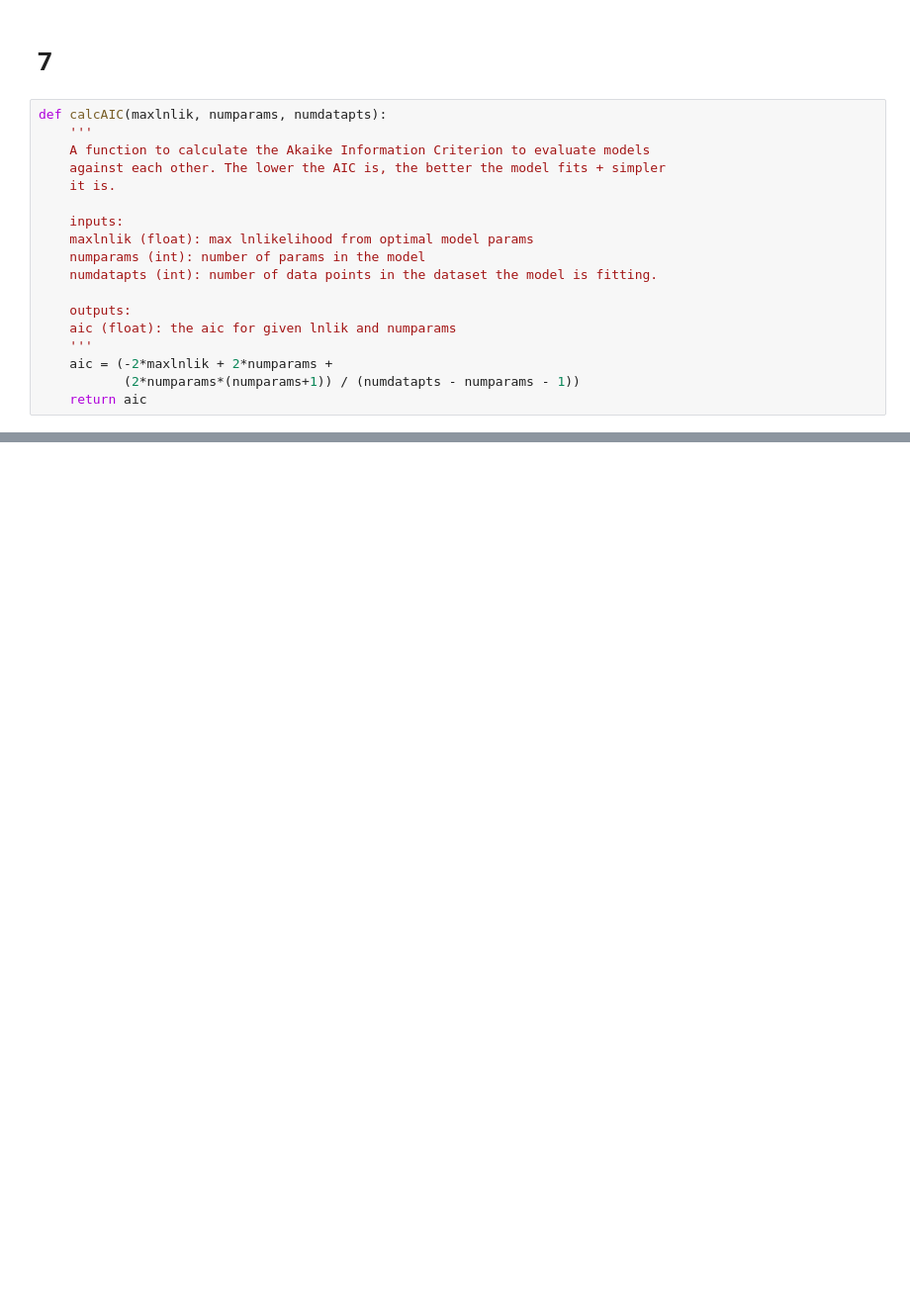
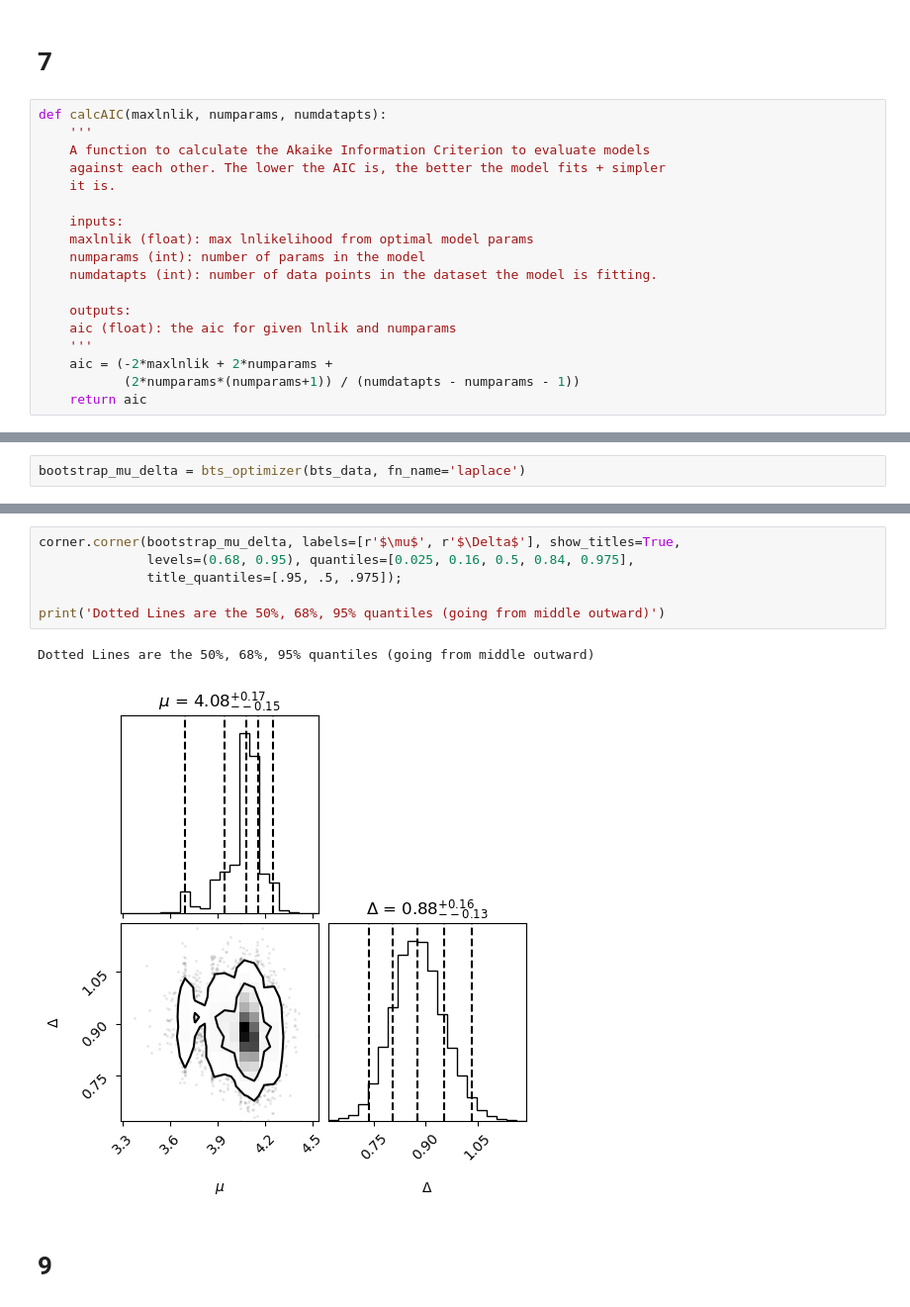
Before and after one commit to VanderbiltAstronomy/astr_8070_s24, a Jupyter notebook: coursework/student_folders/levi_schult/hws/vu_astr8070_s24_hw3.ipynb, the cells around one changed output, grey strips where cells are left out. Shown at 99% size. Drawn from its saved outputs; the diff is of its cells as text; blank space fills up the shorter version.

```diff
--- a/coursework/student_folders/levi_schult/hws/vu_astr8070_s24_hw3.ipynb
+++ b/coursework/student_folders/levi_schult/hws/vu_astr8070_s24_hw3.ipynb
@@ -363,0 +423,2 @@ aic_hetgauss = calcAIC(something, bestfitmodel.shape[0], data.shape[0])
+# %%
+bootstrap_mu_delta = bts_optimizer(bts_data, fn_name='laplace')
@@ -363,0 +443,11 @@ aic_hetgauss = calcAIC(something, bestfitmodel.shape[0], data.shape[0])
+# %%
+corner.corner(bootstrap_mu_delta, labels=[r'$\mu$', r'$\Delta$'], show_titles=True,
+              levels=(0.68, 0.95), quantiles=[0.025, 0.16, 0.5, 0.84, 0.975],
+              title_quantiles=[.95, .5, .975]);
+
+print('Dotted Lines are the 50%, 68%, 95% quantiles (going from middle outward)')
+# %% [output]
+Dotted Lines are the 50%, 68%, 95% quantiles (going from middle outward)
+[figure, added]
+# %% [markdown]
+# 9
```
Also changed, not shown: parts of 24 cells of this notebook.
